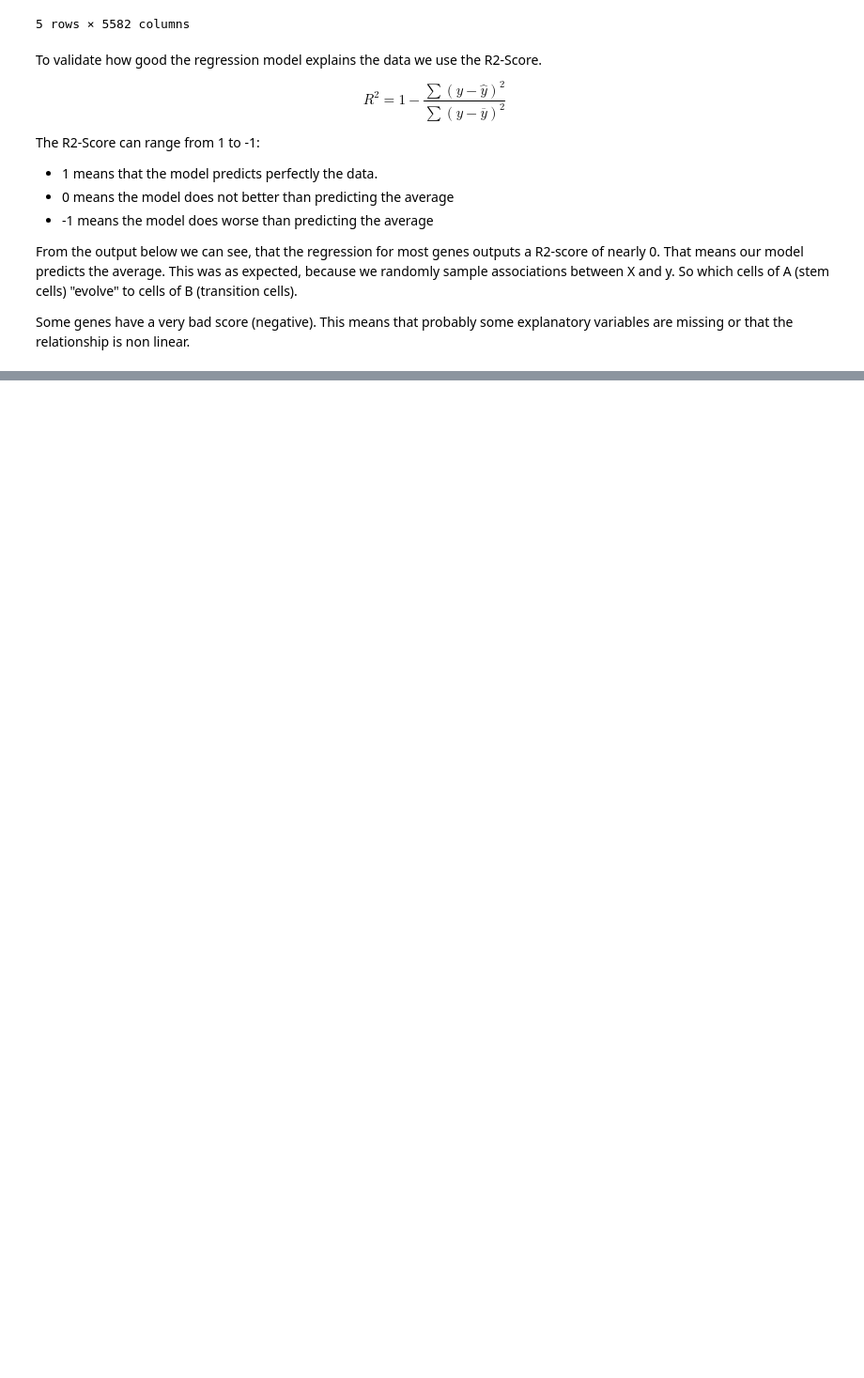
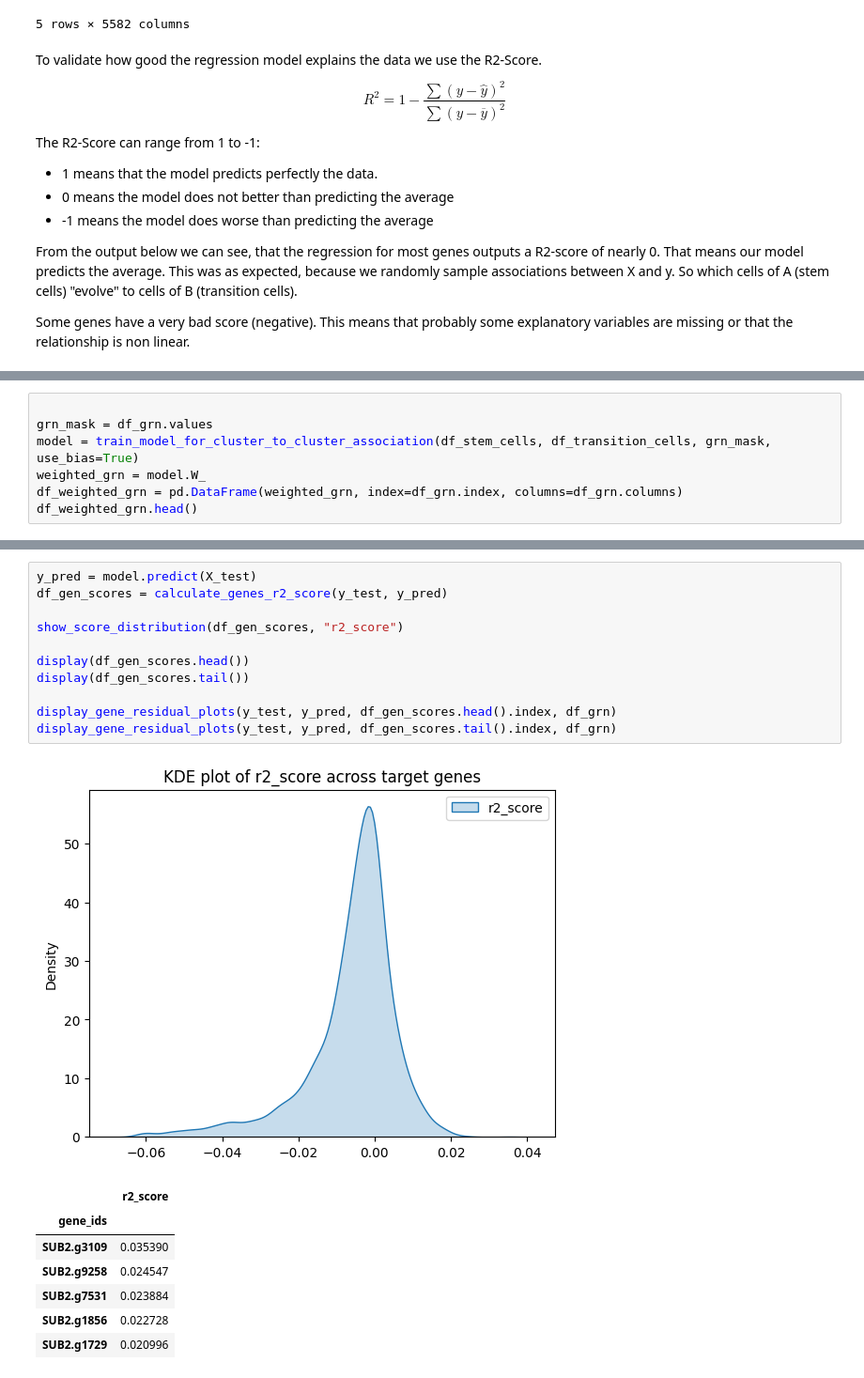
Before and after one commit to DavidWild02/BachelorThesis-ML-Gene-Interactions, a Jupyter notebook: GRNbetweenCellTypes.ipynb, the cells around one changed output, grey strips where cells are left out. Shown at 94% size. Saved outputs shown, nothing was run; the diff lists cells and outputs as text; blank space fills up the shorter version.

```diff
--- a/GRNbetweenCellTypes.ipynb
+++ b/GRNbetweenCellTypes.ipynb
@@ -291,0 +281,7 @@ Now I want to try a better sampling method. Instead of only randomly sampling A-
+# %%
+
+grn_mask = df_grn.values
+model = train_model_for_cluster_to_cluster_association(df_stem_cells, df_transition_cells, grn_mask, use_bias=True)
+weighted_grn = model.W_
+df_weighted_grn = pd.DataFrame(weighted_grn, index=df_grn.index, columns=df_grn.columns)
+df_weighted_grn.head()
@@ -291,0 +298,20 @@ Now I want to try a better sampling method. Instead of only randomly sampling A-
+# %%
+y_pred = model.predict(X_test)
+df_gen_scores = calculate_genes_r2_score(y_test, y_pred)
+
+show_score_distribution(df_gen_scores, "r2_score")
+
+display(df_gen_scores.head())
+display(df_gen_scores.tail())
+
+display_gene_residual_plots(y_test, y_pred, df_gen_scores.head().index, df_grn)
+display_gene_residual_plots(y_test, y_pred, df_gen_scores.tail().index, df_grn)
+# %% [output]
+[figure, added]
+|  | r2_score |
+| gene_ids |  |
+| SUB2.g3109 | 0.035390 |
+| SUB2.g9258 | 0.024547 |
+| SUB2.g7531 | 0.023884 |
+| SUB2.g1856 | 0.022728 |
+| SUB2.g1729 | 0.020996 |
```
Also changed, not shown: parts of 29 cells of this notebook, 3 other files.
